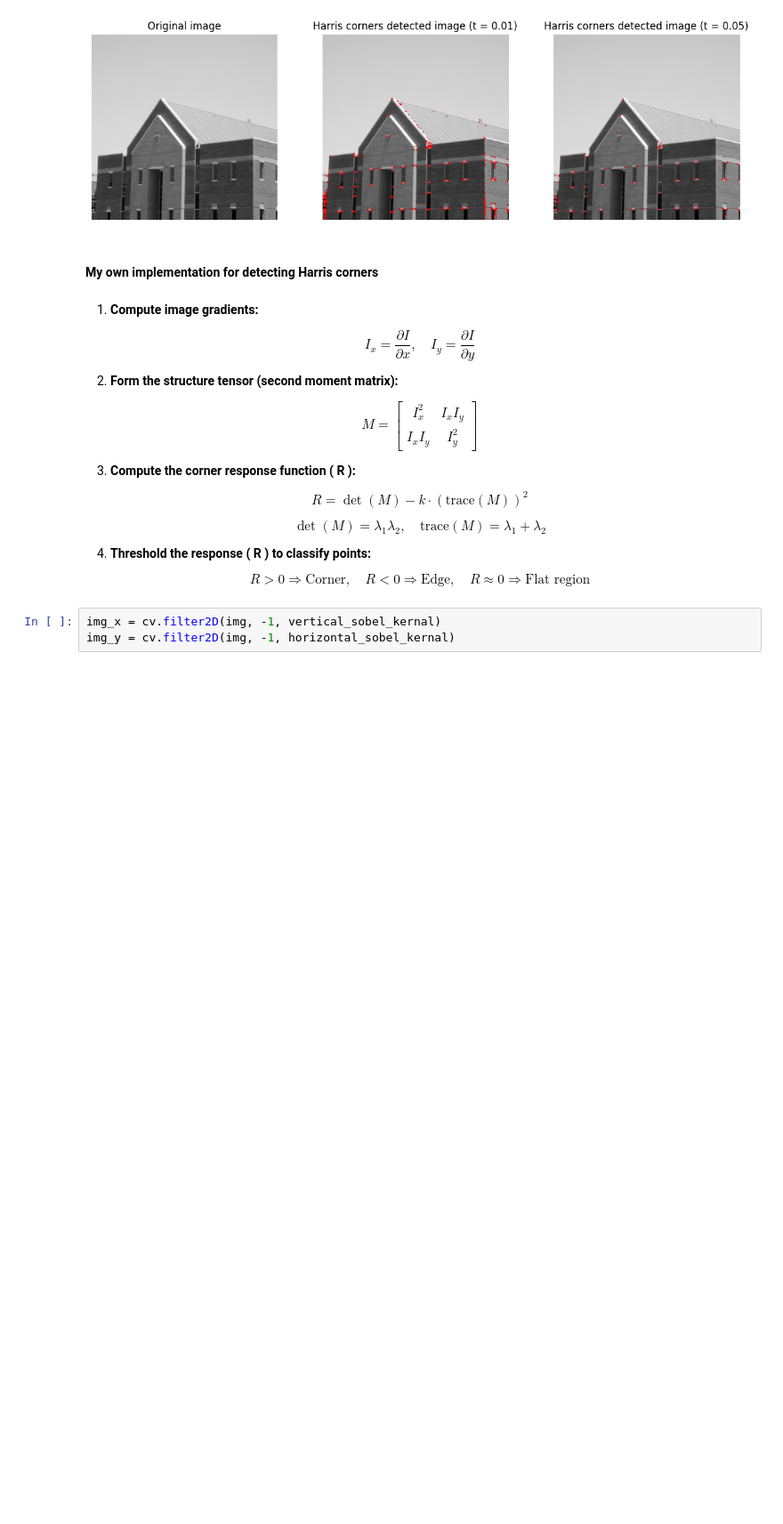
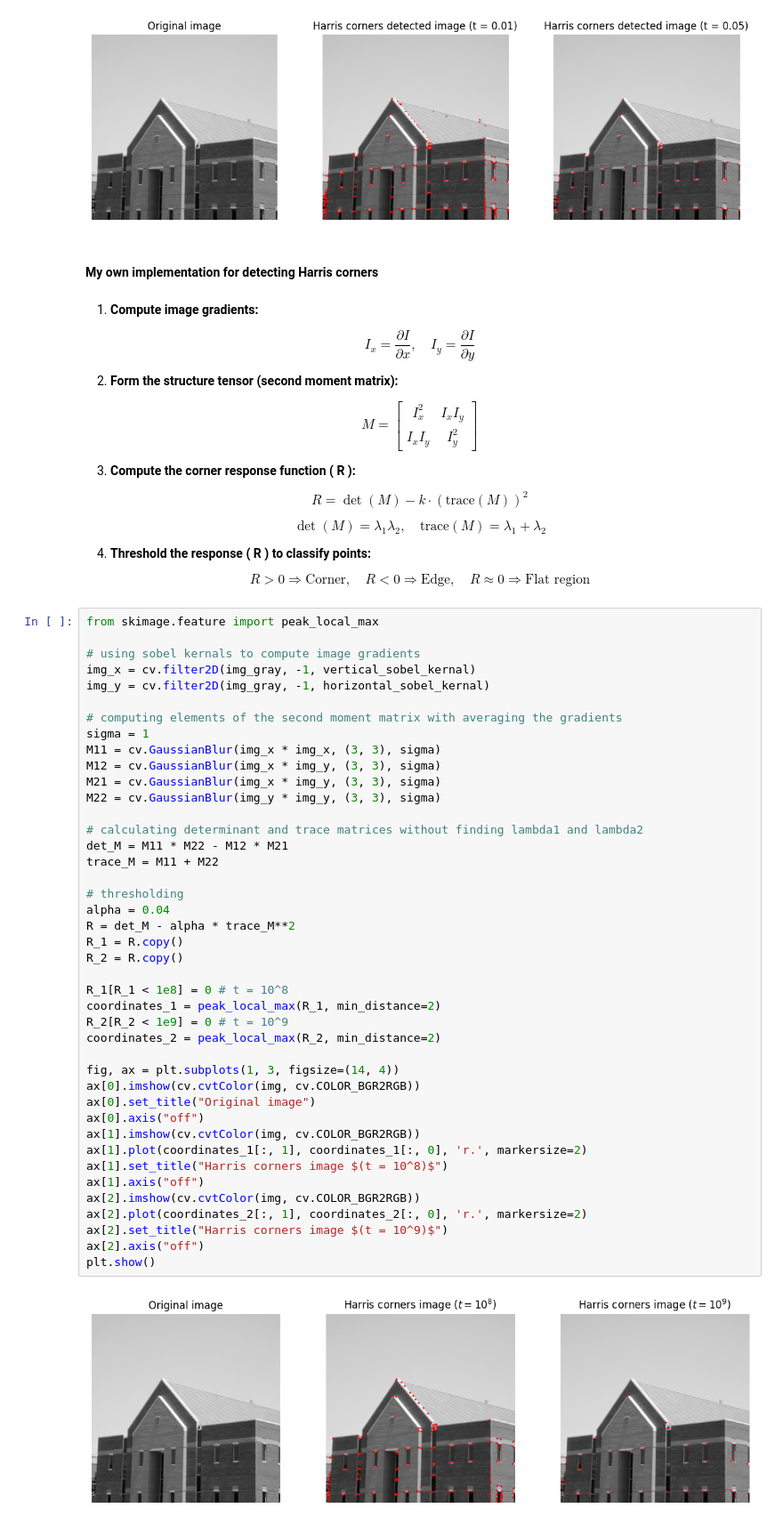
Before and after one commit to dilansenuruk/Image-Processing, a Jupyter notebook: Edges_Corners_and_Blobs.ipynb, the cells around one changed output. Shown at 89% size. Saved outputs shown, nothing was run; the diff lists cells and outputs as text; blank space fills up the shorter version.

Commit message:
Edges & Corners Updated

```diff
--- a/Edges_Corners_and_Blobs.ipynb
+++ b/Edges_Corners_and_Blobs.ipynb
@@ -141,5 +141,46 @@ R < 0 \Rightarrow \text{Edge}, \quad
 R \approx 0 \Rightarrow \text{Flat region}
 $$
 # %%
-img_x = cv.filter2D(img, -1, vertical_sobel_kernal)
-img_y = cv.filter2D(img, -1, horizontal_sobel_kernal)
+from skimage.feature import peak_local_max
+
+# using sobel kernals to compute image gradients
+img_x = cv.filter2D(img_gray, -1, vertical_sobel_kernal)
+img_y = cv.filter2D(img_gray, -1, horizontal_sobel_kernal)
+
+# computing elements of the second moment matrix with averaging the gradients
+sigma = 1
+M11 = cv.GaussianBlur(img_x * img_x, (3, 3), sigma)
+M12 = cv.GaussianBlur(img_x * img_y, (3, 3), sigma)
+M21 = cv.GaussianBlur(img_x * img_y, (3, 3), sigma)
+M22 = cv.GaussianBlur(img_y * img_y, (3, 3), sigma)
+
+# calculating determinant and trace matrices without finding lambda1 and lambda2
+det_M = M11 * M22 - M12 * M21
+trace_M = M11 + M22
+
+# thresholding
+alpha = 0.04
+R = det_M - alpha * trace_M**2
+R_1 = R.copy()
+R_2 = R.copy()
+
+R_1[R_1 < 1e8] = 0 # t = 10^8
+coordinates_1 = peak_local_max(R_1, min_distance=2)
+R_2[R_2 < 1e9] = 0 # t = 10^9
+coordinates_2 = peak_local_max(R_2, min_distance=2)
+
+fig, ax = plt.subplots(1, 3, figsize=(14, 4))
+ax[0].imshow(cv.cvtColor(img, cv.COLOR_BGR2RGB))
+ax[0].set_title("Original image")
+ax[0].axis("off")
+ax[1].imshow(cv.cvtColor(img, cv.COLOR_BGR2RGB))
+ax[1].plot(coordinates_1[:, 1], coordinates_1[:, 0], 'r.', markersize=2)
+ax[1].set_title("Harris corners image $(t = 10^8)$")
+ax[1].axis("off")
+ax[2].imshow(cv.cvtColor(img, cv.COLOR_BGR2RGB))
+ax[2].plot(coordinates_2[:, 1], coordinates_2[:, 0], 'r.', markersize=2)
+ax[2].set_title("Harris corners image $(t = 10^9)$")
+ax[2].axis("off")
+plt.show()
+# %% [output]
+[figure, added]
```
Also changed, not shown: parts of 5 cells of this notebook.
